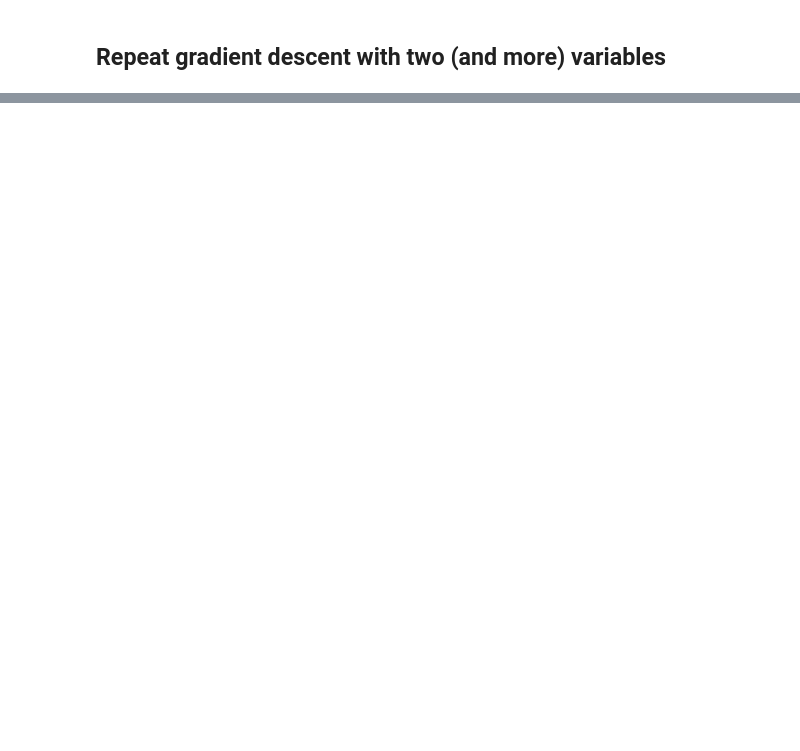
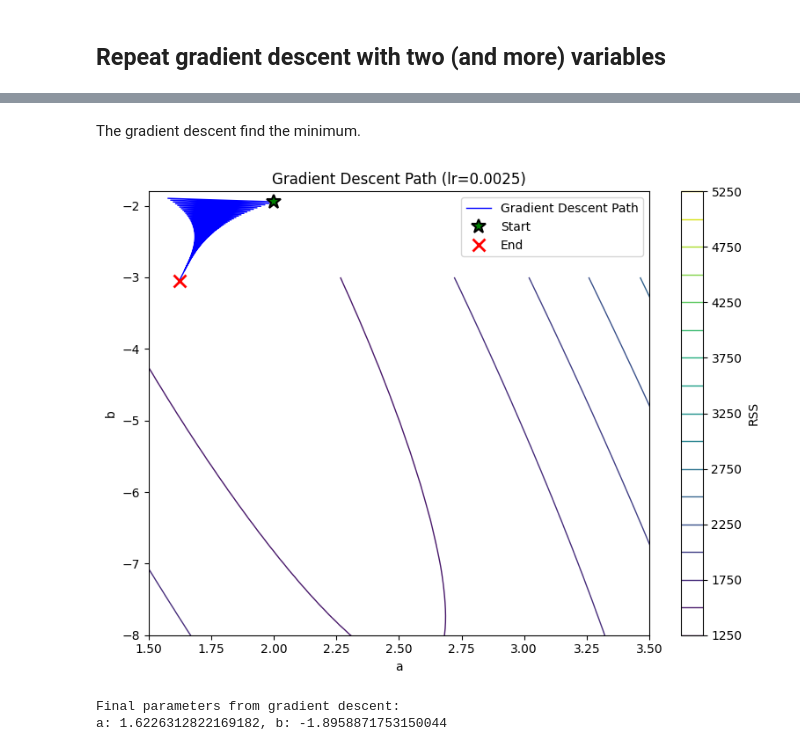
Before and after one commit to rexmolo/DeepLearning, a Jupyter notebook: A4.ipynb, the cells around one changed output, grey strips where cells are left out. Saved outputs shown, nothing was run; the diff lists cells and outputs as text; code cells hidden in the pictures; blank space fills up the shorter version.

```diff
--- a/A4.ipynb
+++ b/A4.ipynb
@@ -46,0 +84,50 @@ X: [ 16.24345364  -6.11756414  -5.28171752 -10.72968622   8.65407629
+# %% [markdown]
+The gradient descent find the minimum.
+# %%
+
+# Parameters
+K = 1000
+learning_eps = 0.0025 # Higher learning rate produces oscillation pattern
+
+# Define cost and gradient functions
+f_cost = lambda a, b: a4ut.rss2(a, b, X, Y)
+ff_grad = lambda a, b: a4ut.grad_rss2(a, b, X, Y)
+
+# Run gradient descent
+a_history, b_history = a4ut.grad_desc_rss2(
+    K, a0, b0, learning_eps, f_cost, ff_grad, verbose=False
+)
+
+
+# Create the contour plot with gradient descent path
+a_vals = np.linspace(0, 4, 100) # Adjust ranges to match your image
+b_vals = np.linspace(-12, -3, 100)
+A, B = np.meshgrid(a_vals, b_vals)
+
+# Create the plot with the path
+fig, ax = a4ut.plot2d_contour(
+    f_cost, A, B,
+    show_colorbar=True,
+    show_path=True,
+    a_history=a_history,
+    b_history=b_history,
+    learning_rate=learning_eps,
+    flip_path=True
+)
+
+# Remove grid if you want a cleaner look like in your image
+ax.grid(False)
+
+# Set axis limits to match the image
+ax.set_xlim(1.5, 3.5) # Adjust as needed
+ax.set_ylim(-8, -1.8)   # Adjust as needed
+
+plt.show()
+
+print("Final parameters from gradient descent:")
+print(f"a: {a_history[-1]}, b: {b_history[-1]}")
+# Plot the final parameters
+# %% [output]
+[figure, added]
+Final parameters from gradient descent:
+a: 1.6226312822169182, b: -1.8958871753150044
```
Also changed, not shown: parts of 10 cells of this notebook, 2 other files.
